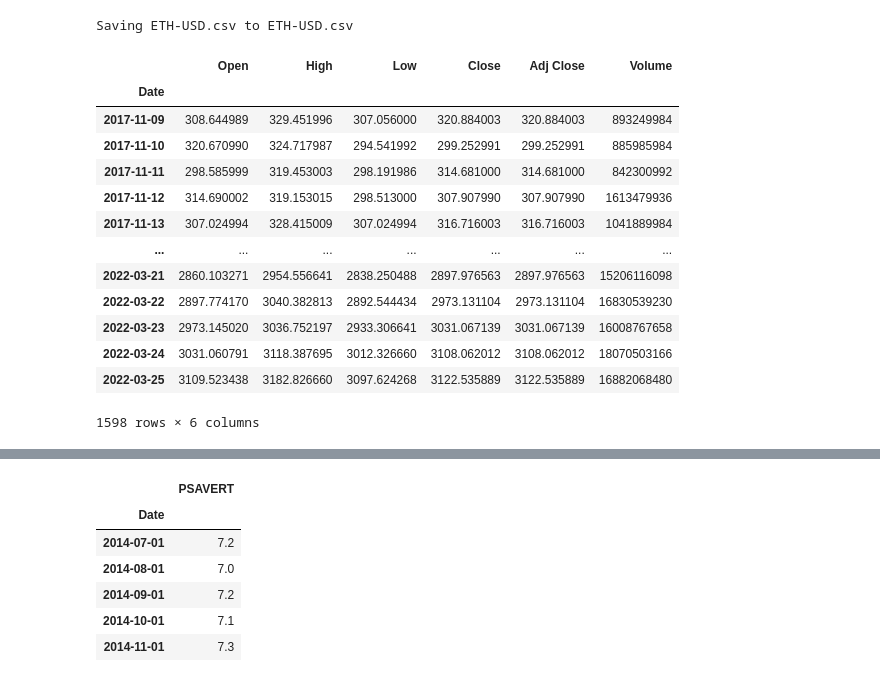
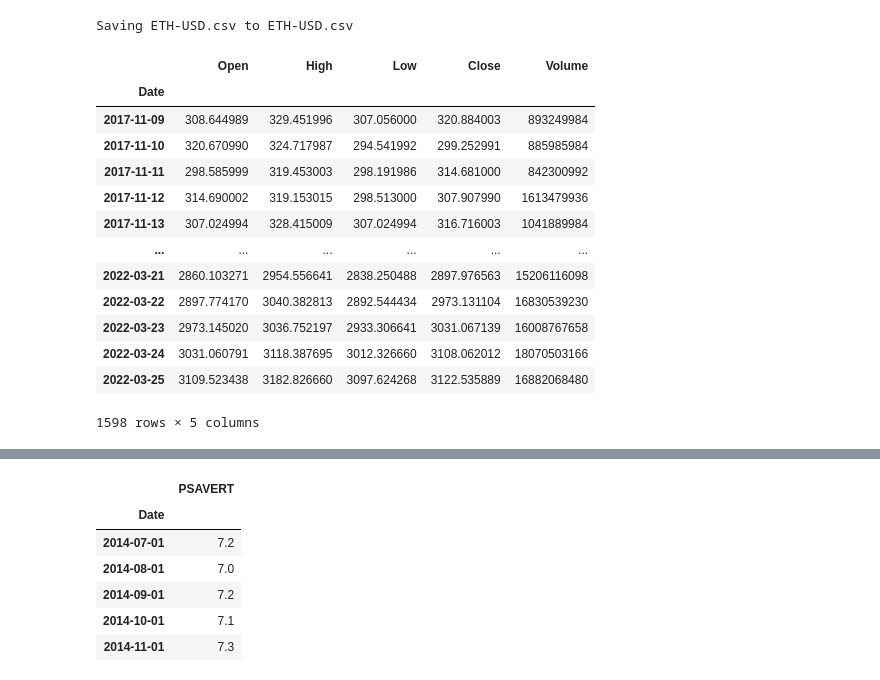
Before and after one commit to kyleplathe/Predicting_ETH_Price, a Jupyter notebook: Eth Predictions.ipynb, the cells around one changed output, grey strips where cells are left out. Cells and saved outputs as stored; diff of their text form; code cells hidden in the pictures.

```diff
--- a/Eth Predictions.ipynb
+++ b/Eth Predictions.ipynb
@@ -34,22 +34,23 @@ uploaded = files.upload()
 Saving ETH-USD.csv to ETH-USD.csv
 # %%
 eth_df = pd.read_csv('ETH-USD.csv', index_col="Date", infer_datetime_format=True, parse_dates=True)
+eth_df = eth_df.drop(['Adj Close'], axis=1)
 eth_df
 # %% [output]
-|  | Open | High | Low | Close | Adj Close | Volume |
-| Date |  |  |  |  |  |  |
-| 2017-11-09 | 308.644989 | 329.451996 | 307.056000 | 320.884003 | 320.884003 | 893249984 |
-| 2017-11-10 | 320.670990 | 324.717987 | 294.541992 | 299.252991 | 299.252991 | 885985984 |
-| 2017-11-11 | 298.585999 | 319.453003 | 298.191986 | 314.681000 | 314.681000 | 842300992 |
-| 2017-11-12 | 314.690002 | 319.153015 | 298.513000 | 307.907990 | 307.907990 | 1613479936 |
-| 2017-11-13 | 307.024994 | 328.415009 | 307.024994 | 316.716003 | 316.716003 | 1041889984 |
-| ... | ... | ... | ... | ... | ... | ... |
-| 2022-03-21 | 2860.103271 | 2954.556641 | 2838.250488 | 2897.976563 | 2897.976563 | 15206116098 |
-| 2022-03-22 | 2897.774170 | 3040.382813 | 2892.544434 | 2973.131104 | 2973.131104 | 16830539230 |
-| 2022-03-23 | 2973.145020 | 3036.752197 | 2933.306641 | 3031.067139 | 3031.067139 | 16008767658 |
-| 2022-03-24 | 3031.060791 | 3118.387695 | 3012.326660 | 3108.062012 | 3108.062012 | 18070503166 |
-| 2022-03-25 | 3109.523438 | 3182.826660 | 3097.624268 | 3122.535889 | 3122.535889 | 16882068480 |
+|  | Open | High | Low | Close | Volume |
+| Date |  |  |  |  |  |
+| 2017-11-09 | 308.644989 | 329.451996 | 307.056000 | 320.884003 | 893249984 |
+| 2017-11-10 | 320.670990 | 324.717987 | 294.541992 | 299.252991 | 885985984 |
+| 2017-11-11 | 298.585999 | 319.453003 | 298.191986 | 314.681000 | 842300992 |
+| 2017-11-12 | 314.690002 | 319.153015 | 298.513000 | 307.907990 | 1613479936 |
+| 2017-11-13 | 307.024994 | 328.415009 | 307.024994 | 316.716003 | 1041889984 |
+| ... | ... | ... | ... | ... | ... |
+| 2022-03-21 | 2860.103271 | 2954.556641 | 2838.250488 | 2897.976563 | 15206116098 |
+| 2022-03-22 | 2897.774170 | 3040.382813 | 2892.544434 | 2973.131104 | 16830539230 |
+| 2022-03-23 | 2973.145020 | 3036.752197 | 2933.306641 | 3031.067139 | 16008767658 |
+| 2022-03-24 | 3031.060791 | 3118.387695 | 3012.326660 | 3108.062012 | 18070503166 |
+| 2022-03-25 | 3109.523438 | 3182.826660 | 3097.624268 | 3122.535889 | 16882068480 |
-1598 rows × 6 columns
+1598 rows × 5 columns
 # %%
 # Upload CSV file
 from google.colab import files
```
Also changed, not shown: parts of 1 cell of this notebook.
